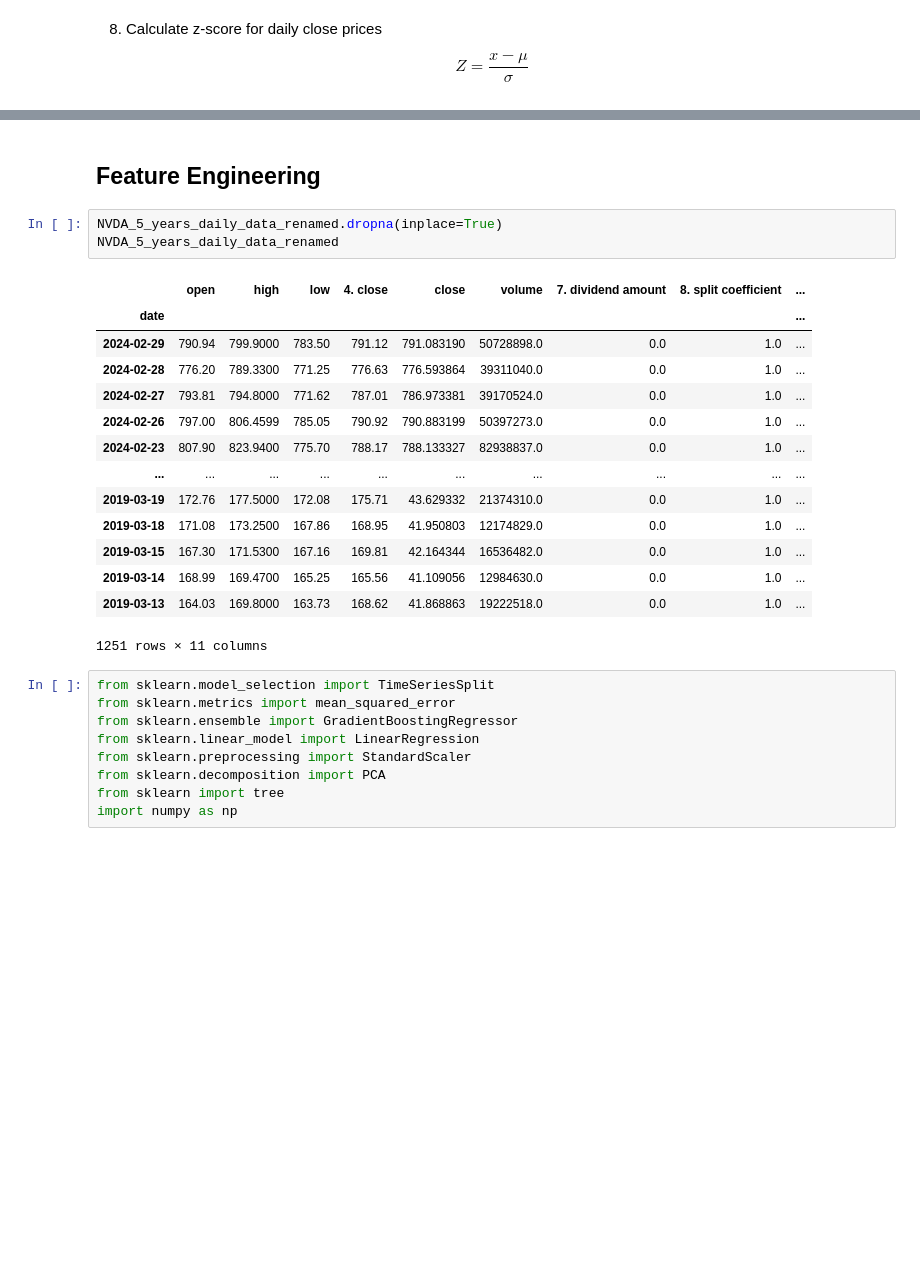
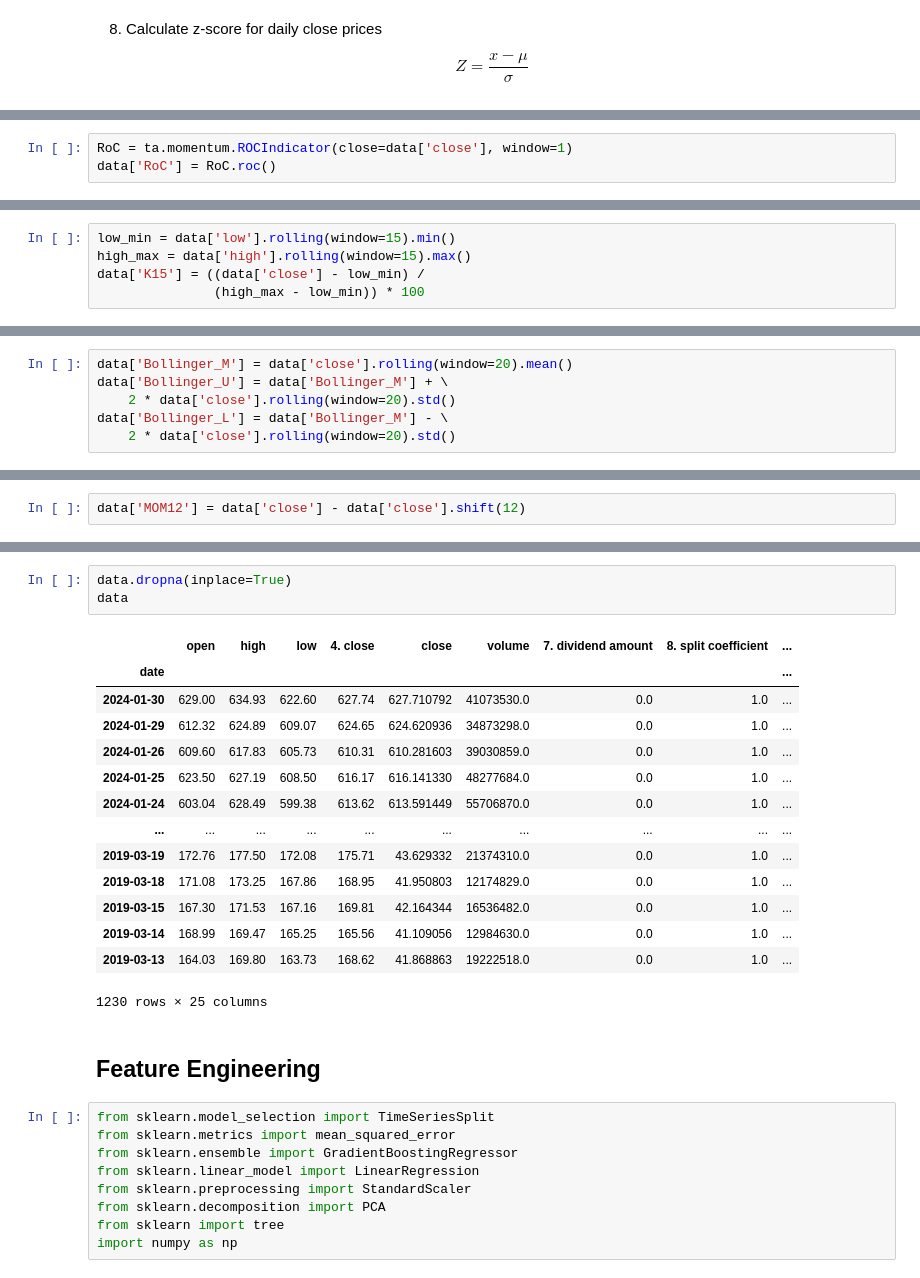
Before and after one commit to LibertyChaser/price_prediction, a Jupyter notebook: code/notebooks/w3_feature_engineering.ipynb, the cells around one changed output, grey strips where cells are left out. Cells and saved outputs as stored; diff of their text form; blank space fills up the shorter version.

```diff
--- a/code/notebooks/w3_feature_engineering.ipynb
+++ b/code/notebooks/w3_feature_engineering.ipynb
@@ -131,0 +147,3 @@ NVDA_5_years_daily_data_renamed
+# %%
+RoC = ta.momentum.ROCIndicator(close=data['close'], window=1)
+data['RoC'] = RoC.roc()
@@ -131,0 +154,5 @@ NVDA_5_years_daily_data_renamed
+# %%
+low_min = data['low'].rolling(window=15).min()
+high_max = data['high'].rolling(window=15).max()
+data['K15'] = ((data['close'] - low_min) /
+               (high_max - low_min)) * 100
@@ -131,0 +165,6 @@ NVDA_5_years_daily_data_renamed
+# %%
+data['Bollinger_M'] = data['close'].rolling(window=20).mean()
+data['Bollinger_U'] = data['Bollinger_M'] + \
+    2 * data['close'].rolling(window=20).std()
+data['Bollinger_L'] = data['Bollinger_M'] - \
+    2 * data['close'].rolling(window=20).std()
@@ -132,2 +173,4 @@ NVDA_5_years_daily_data_renamed
+# %%
+data['MOM12'] = data['close'] - data['close'].shift(12)
 # %%
 # Save the enhanced dataset
@@ -136,26 +179,26 @@ NVDA_5_years_daily_data_renamed.to_csv(processed_data_path + 'features_NVDA.csv'
 print("Enhanced dataset saved successfully.")
 # %% [output]
 Enhanced dataset saved successfully.
+# %%
+data.dropna(inplace=True)
+data
+# %% [output]
+|  | open | high | low | 4. close | close | volume | 7. dividend amount | 8. split coefficient | ... |
+| date |  |  |  |  |  |  |  |  | ... |
+| 2024-01-30 | 629.00 | 634.93 | 622.60 | 627.74 | 627.710792 | 41073530.0 | 0.0 | 1.0 | ... |
+| 2024-01-29 | 612.32 | 624.89 | 609.07 | 624.65 | 624.620936 | 34873298.0 | 0.0 | 1.0 | ... |
+| 2024-01-26 | 609.60 | 617.83 | 605.73 | 610.31 | 610.281603 | 39030859.0 | 0.0 | 1.0 | ... |
+| 2024-01-25 | 623.50 | 627.19 | 608.50 | 616.17 | 616.141330 | 48277684.0 | 0.0 | 1.0 | ... |
+| 2024-01-24 | 603.04 | 628.49 | 599.38 | 613.62 | 613.591449 | 55706870.0 | 0.0 | 1.0 | ... |
+| ... | ... | ... | ... | ... | ... | ... | ... | ... | ... |
+| 2019-03-19 | 172.76 | 177.50 | 172.08 | 175.71 | 43.629332 | 21374310.0 | 0.0 | 1.0 | ... |
+| 2019-03-18 | 171.08 | 173.25 | 167.86 | 168.95 | 41.950803 | 12174829.0 | 0.0 | 1.0 | ... |
+| 2019-03-15 | 167.30 | 171.53 | 167.16 | 169.81 | 42.164344 | 16536482.0 | 0.0 | 1.0 | ... |
+| 2019-03-14 | 168.99 | 169.47 | 165.25 | 165.56 | 41.109056 | 12984630.0 | 0.0 | 1.0 | ... |
+| 2019-03-13 | 164.03 | 169.80 | 163.73 | 168.62 | 41.868863 | 19222518.0 | 0.0 | 1.0 | ... |
+1230 rows × 25 columns
 # %% [markdown]
 ## Feature Engineering
-# %%
-NVDA_5_years_daily_data_renamed.dropna(inplace=True)
-NVDA_5_years_daily_data_renamed
-# %% [output]
-|  | open | high | low | 4. close | close | volume | 7. dividend amount | 8. split coefficient | ... |
-| date |  |  |  |  |  |  |  |  | ... |
-| 2024-02-29 | 790.94 | 799.9000 | 783.50 | 791.12 | 791.083190 | 50728898.0 | 0.0 | 1.0 | ... |
-| 2024-02-28 | 776.20 | 789.3300 | 771.25 | 776.63 | 776.593864 | 39311040.0 | 0.0 | 1.0 | ... |
-| 2024-02-27 | 793.81 | 794.8000 | 771.62 | 787.01 | 786.973381 | 39170524.0 | 0.0 | 1.0 | ... |
-| 2024-02-26 | 797.00 | 806.4599 | 785.05 | 790.92 | 790.883199 | 50397273.0 | 0.0 | 1.0 | ... |
-| 2024-02-23 | 807.90 | 823.9400 | 775.70 | 788.17 | 788.133327 | 82938837.0 | 0.0 | 1.0 | ... |
-| ... | ... | ... | ... | ... | ... | ... | ... | ... | ... |
-| 2019-03-19 | 172.76 | 177.5000 | 172.08 | 175.71 | 43.629332 | 21374310.0 | 0.0 | 1.0 | ... |
-| 2019-03-18 | 171.08 | 173.2500 | 167.86 | 168.95 | 41.950803 | 12174829.0 | 0.0 | 1.0 | ... |
-| 2019-03-15 | 167.30 | 171.5300 | 167.16 | 169.81 | 42.164344 | 16536482.0 | 0.0 | 1.0 | ... |
-| 2019-03-14 | 168.99 | 169.4700 | 165.25 | 165.56 | 41.109056 | 12984630.0 | 0.0 | 1.0 | ... |
-| 2019-03-13 | 164.03 | 169.8000 | 163.73 | 168.62 | 41.868863 | 19222518.0 | 0.0 | 1.0 | ... |
-1251 rows × 11 columns
 # %%
 from sklearn.model_selection import TimeSeriesSplit
 from sklearn.metrics import mean_squared_error
```
Also changed, not shown: parts of 39 cells of this notebook.
